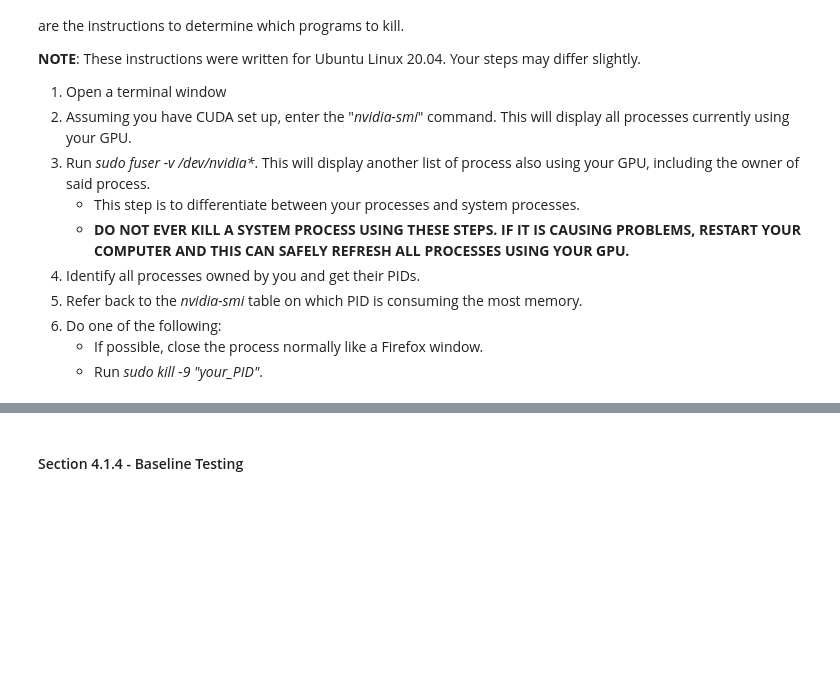
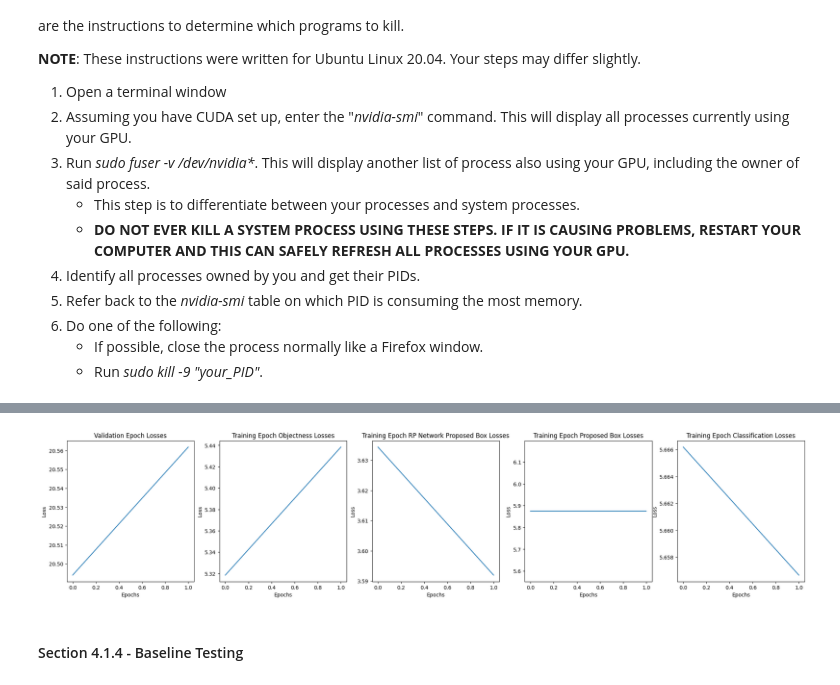
Before and after one commit to jag1799/SeaSARR, a Jupyter notebook: src/frcnn.ipynb, the cells around one changed output, grey strips where cells are left out. Drawn from its saved outputs; the diff is of its cells as text; code cells hidden in the pictures; blank space fills up the shorter version.

```diff
--- a/src/frcnn.ipynb
+++ b/src/frcnn.ipynb
@@ -144,3 +206,8 @@ worker.validation(1)
+# %%
+worker.plot_losses(False)
+plt.show()
+# %% [output]
+[figure, added]
 # %% [markdown]
 #### Section 4.1.4 - Baseline Testing
 # %%
```
Also changed, not shown: parts of 17 cells of this notebook, 4 other files.
